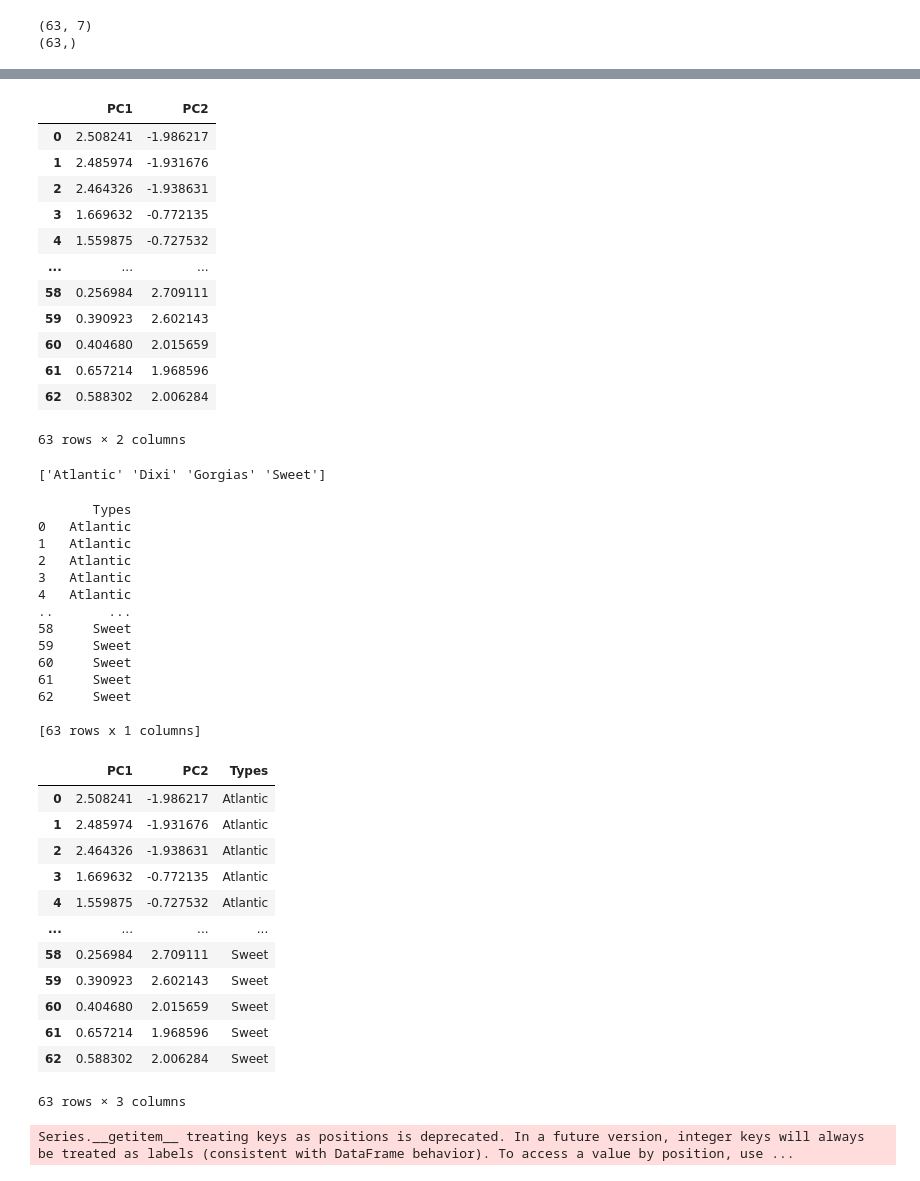
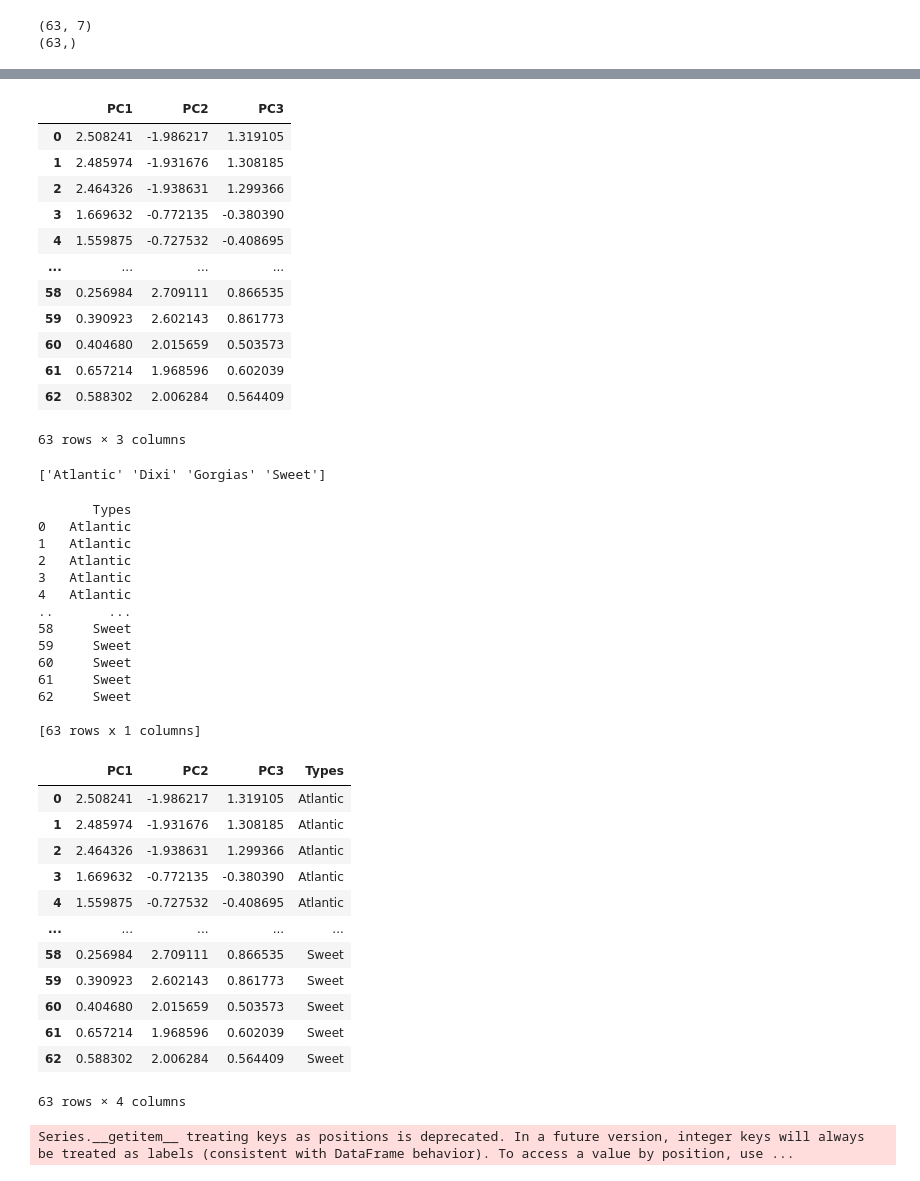
Before and after one commit to Jadelu03/M2_project, a Jupyter notebook: Task2.ipynb, the cells around one changed output, grey strips where cells are left out. Saved outputs shown, nothing was run; the diff lists cells and outputs as text; code cells hidden in the pictures.

```diff
--- a/Task2.ipynb
+++ b/Task2.ipynb
@@ -486,6 +488,6 @@ print(Y.shape)
 # data scaling
 X = scale(X)
 # %%
-pca = PCA(n_components=2)
+pca = PCA(n_components=3)
 pca.fit(X)
 # %% [output]
@@ -557,23 +561,23 @@ fig.show()
 # %%
 # Compute scores values
 scores = pca.transform(X)
 # converte scores(array) to scores_df(dataframe) to be more visualized
-scores_df = pd.DataFrame(scores, columns=['PC1', 'PC2'])
+scores_df = pd.DataFrame(scores, columns=['PC1', 'PC2', 'PC3'])
 scores_df
 # %% [output]
-|  | PC1 | PC2 |
-| 0 | 2.508241 | -1.986217 |
-| 1 | 2.485974 | -1.931676 |
-| 2 | 2.464326 | -1.938631 |
-| 3 | 1.669632 | -0.772135 |
-| 4 | 1.559875 | -0.727532 |
-| ... | ... | ... |
-| 58 | 0.256984 | 2.709111 |
-| 59 | 0.390923 | 2.602143 |
-| 60 | 0.404680 | 2.015659 |
-| 61 | 0.657214 | 1.968596 |
-| 62 | 0.588302 | 2.006284 |
+|  | PC1 | PC2 | PC3 |
+| 0 | 2.508241 | -1.986217 | 1.319105 |
+| 1 | 2.485974 | -1.931676 | 1.308185 |
+| 2 | 2.464326 | -1.938631 | 1.299366 |
+| 3 | 1.669632 | -0.772135 | -0.380390 |
+| 4 | 1.559875 | -0.727532 | -0.408695 |
+| ... | ... | ... | ... |
+| 58 | 0.256984 | 2.709111 | 0.866535 |
+| 59 | 0.390923 | 2.602143 | 0.861773 |
+| 60 | 0.404680 | 2.015659 | 0.503573 |
+| 61 | 0.657214 | 1.968596 | 0.602039 |
+| 62 | 0.588302 | 2.006284 | 0.564409 |
-63 rows × 2 columns
+63 rows × 3 columns
 # %%
 print(target_name)
 # %% [output]
@@ -613,19 +617,19 @@ df_scores
 62     Sweet
 
 [63 rows x 1 columns]
-|  | PC1 | PC2 | Types |
-| 0 | 2.508241 | -1.986217 | Atlantic |
-| 1 | 2.485974 | -1.931676 | Atlantic |
-| 2 | 2.464326 | -1.938631 | Atlantic |
-| 3 | 1.669632 | -0.772135 | Atlantic |
-| 4 | 1.559875 | -0.727532 | Atlantic |
-| ... | ... | ... | ... |
-| 58 | 0.256984 | 2.709111 | Sweet |
-| 59 | 0.390923 | 2.602143 | Sweet |
-| 60 | 0.404680 | 2.015659 | Sweet |
-| 61 | 0.657214 | 1.968596 | Sweet |
-| 62 | 0.588302 | 2.006284 | Sweet |
+|  | PC1 | PC2 | PC3 | Types |
+| 0 | 2.508241 | -1.986217 | 1.319105 | Atlantic |
+| 1 | 2.485974 | -1.931676 | 1.308185 | Atlantic |
+| 2 | 2.464326 | -1.938631 | 1.299366 | Atlantic |
+| 3 | 1.669632 | -0.772135 | -0.380390 | Atlantic |
+| 4 | 1.559875 | -0.727532 | -0.408695 | Atlantic |
+| ... | ... | ... | ... | ... |
+| 58 | 0.256984 | 2.709111 | 0.866535 | Sweet |
+| 59 | 0.390923 | 2.602143 | 0.861773 | Sweet |
+| 60 | 0.404680 | 2.015659 | 0.503573 | Sweet |
+| 61 | 0.657214 | 1.968596 | 0.602039 | Sweet |
+| 62 | 0.588302 | 2.006284 | 0.564409 | Sweet |
-63 rows × 3 columns
+63 rows × 4 columns
 # %%
 explained_variance_df.iloc[1][0]
 # %% [output]
```
Also changed, not shown: parts of 13 cells of this notebook.
